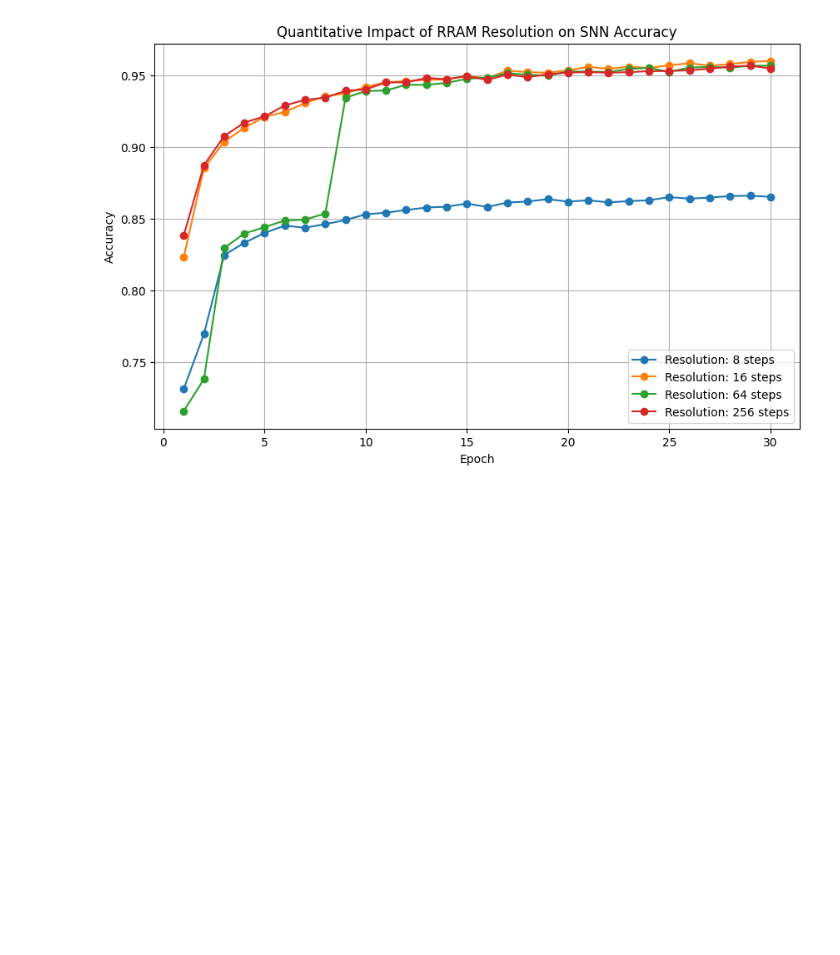
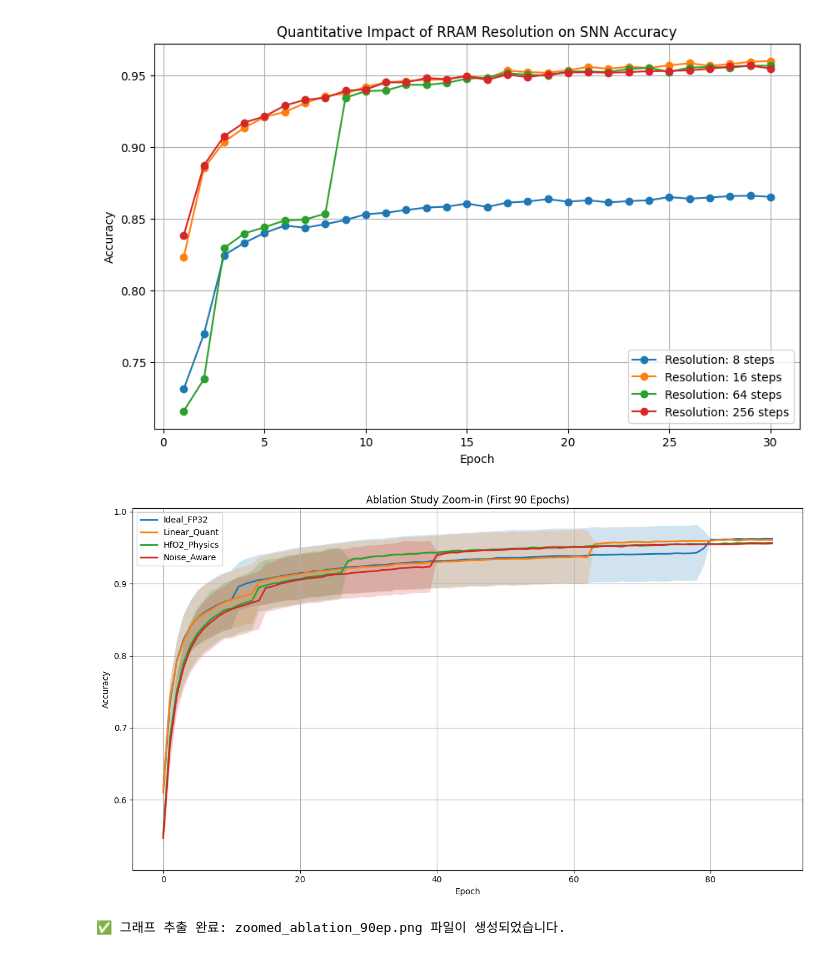
Before and after one commit to Syrious-kr/SNN_research_workspace, a Jupyter notebook: untitled.ipynb, the cells around one changed output. Cells and saved outputs as stored; diff of their text form; code cells hidden in the pictures; blank space fills up the shorter version.

```diff
--- a/untitled.ipynb
+++ b/untitled.ipynb
@@ -578,3 +574,70 @@ Epoch 28: 정확도 = 0.9563
 Epoch 29: 정확도 = 0.9569
 Epoch 30: 정확도 = 0.9550
 [figure]
+# %%
+import re
+import numpy as np
+import matplotlib.pyplot as plt
+from collections import defaultdict
+
+# 1. 설정값
+log_file_path = "log/output_t4_ep100.log"  # 다운로드한 로그 파일 이름
+target_epochs = 90  # 💡 관찰하고 싶은 에포크까지만 자르기 (예: 수렴이 일찍 끝난 40에포크까지만)
+target_resolution = 16
+baselines = ['Ideal_FP32', 'Linear_Quant', 'HfO2_Physics', 'Noise_Aware']
+
+# 2. 데이터를 담을 딕셔너리 생성
+# 구조: ablation_data[mode][epoch] = [acc1, acc2, acc3, acc4, acc5]
+ablation_data = defaultdict(lambda: defaultdict(list))
+
+# 3. 정규표현식(Regex)을 이용해 로그 텍스트에서 데이터 추출
+# 파이썬 코드의 print(f"[{mode} | Seed {seed}] Epoch {epoch+1}/{epochs} - Acc: {correct/total:.4f}") 구조를 정확히 캡처합니다.
+log_pattern = re.compile(r"\[(.*?) \| Seed (\d+)\] Epoch (\d+)/\d+ - Acc: ([\d\.]+)")
+
+with open(log_file_path, "r", encoding="utf-8") as f:
+    for line in f:
+        match = log_pattern.search(line)
+        if match:
+            mode = match.group(1)
+            # epoch는 1부터 시작하게 찍혔으므로, 0-index 배열을 위해 1을 빼줍니다.
+            epoch = int(match.group(3)) - 1
+            acc = float(match.group(4))
+
+            # 지정한 target_epochs 미만의 데이터만 수집
+            if epoch < target_epochs:
+                ablation_data[mode][epoch].append(acc)
+
+# 4. 수집된 데이터를 바탕으로 그래프 그리기
+plt.figure(figsize=(12, 7))
+
+for mode in baselines:
+    if mode not in ablation_data:
+        continue  # 해당 모드의 로그가 없으면 건너뜀
+
+    # 데이터가 존재하는 에포크 구간만 정렬하여 추출
+    epochs_range = sorted(list(ablation_data[mode].keys()))
+
+    if not epochs_range:
+        continue
+
+    means = [np.mean(ablation_data[mode][e]) for e in epochs_range]
+    stds = [np.std(ablation_data[mode][e]) for e in epochs_range]
+
+    # 꺾은선 그래프 및 오차 범위(Shaded Area) 시각화
+    plt.plot(epochs_range, means, label=mode, linewidth=2)
+    plt.fill_between(epochs_range, np.array(means) - np.array(stds), np.array(means) + np.array(stds), alpha=0.2)
+
+# 5. 최종 그래프 꾸미기 및 저장
+plt.title(f'Ablation Study Zoom-in (First {target_epochs} Epochs)')
+plt.xlabel('Epoch')
+plt.ylabel('Accuracy')
+plt.legend()
+plt.grid(True)
+plt.tight_layout()
+
+save_name = f'zoomed_ablation_{target_epochs}ep.png'
+plt.show()
+print(f"✅ 그래프 추출 완료: {save_name} 파일이 생성되었습니다.")
+# %% [output]
+[figure, added]
+✅ 그래프 추출 완료: zoomed_ablation_90ep.png 파일이 생성되었습니다.
```
Also changed, not shown: parts of 2 cells of this notebook, 10 other files.
